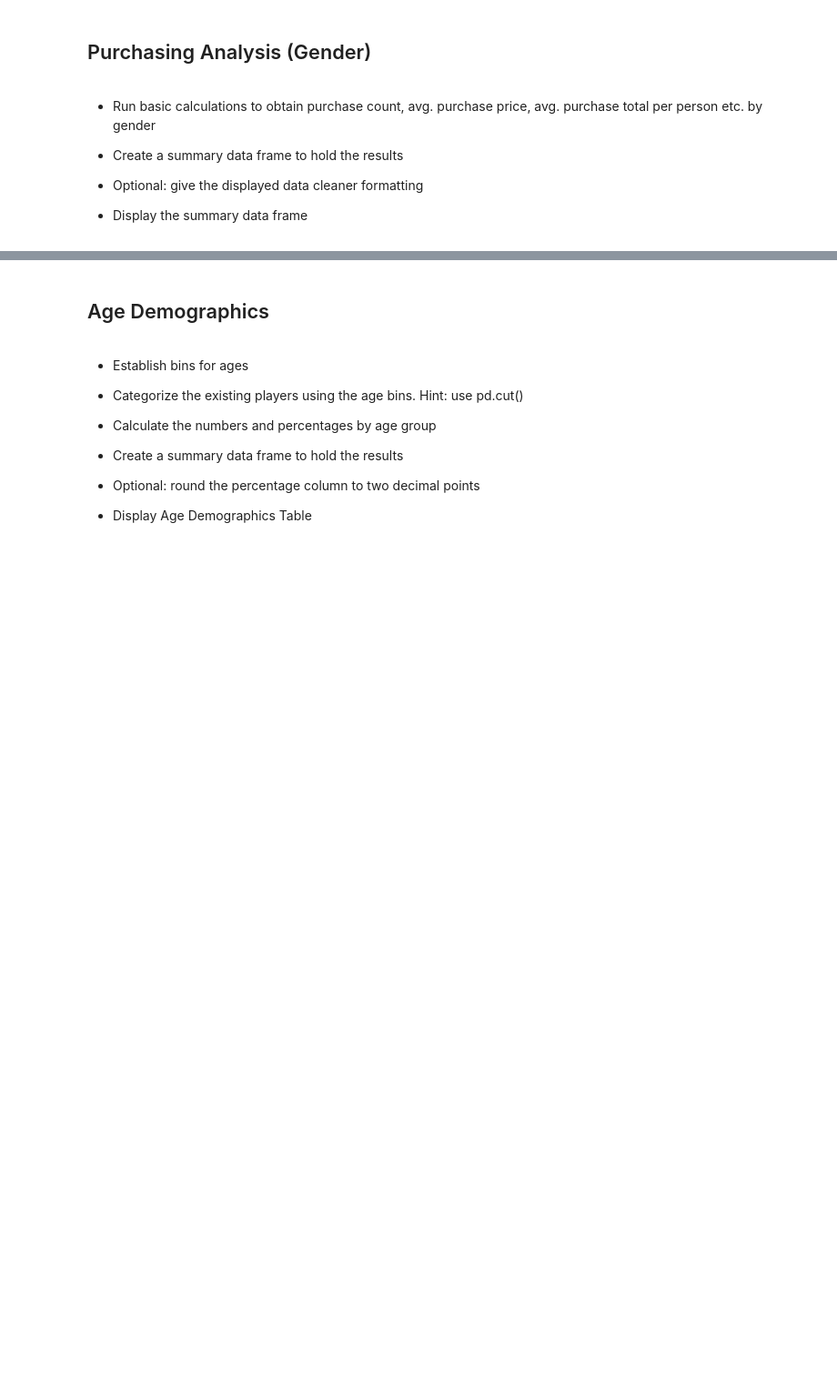
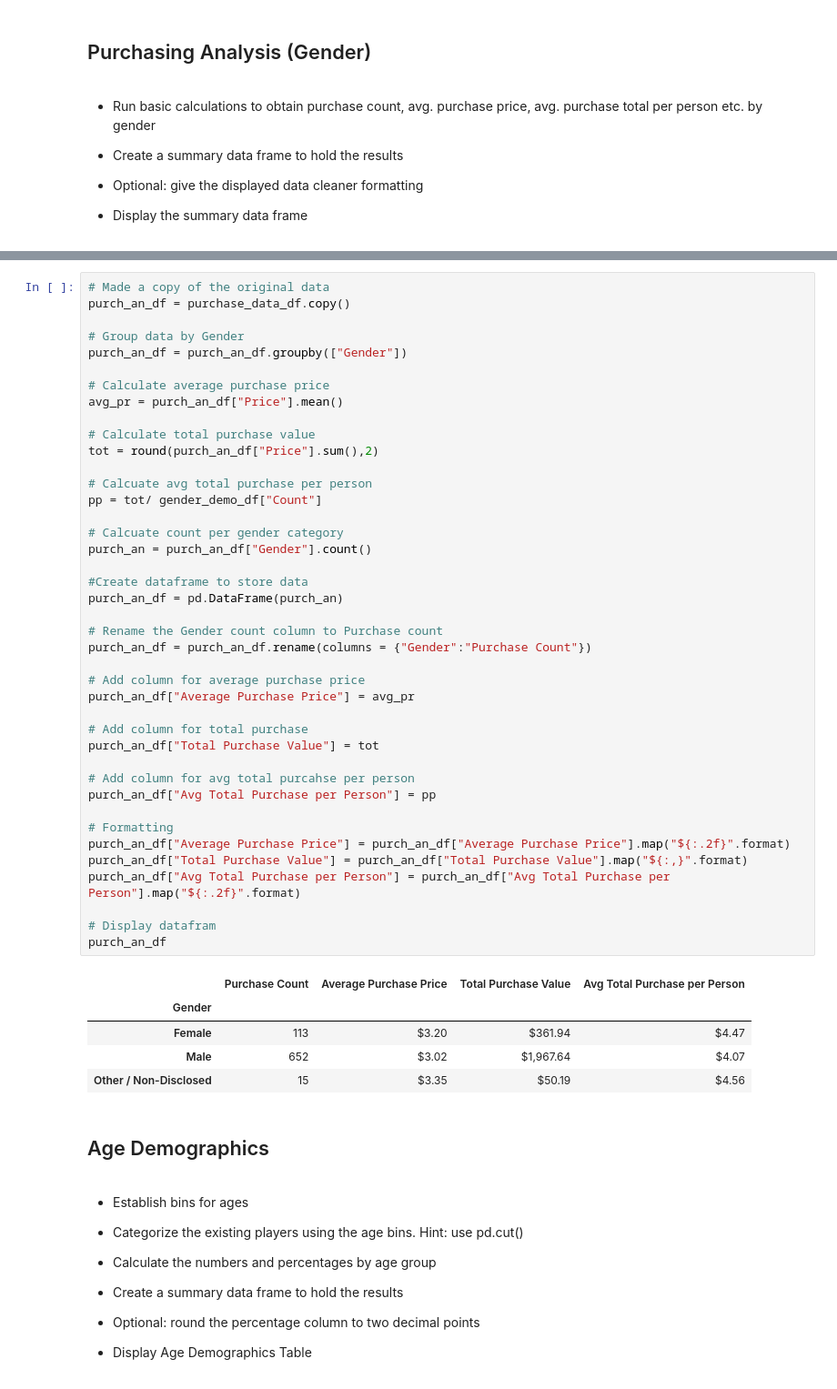
Before and after one commit to adriana-icasiano/pandas-challenge, a Jupyter notebook: HeroesOfPymoli/HeroesOfPymoli_starter.ipynb, the cells around one changed output, grey strips where cells are left out. Shown at 91% size. Cells and saved outputs as stored; diff of their text form; blank space fills up the shorter version.

```diff
--- a/HeroesOfPymoli/HeroesOfPymoli_starter.ipynb
+++ b/HeroesOfPymoli/HeroesOfPymoli_starter.ipynb
@@ -180,3 +148,50 @@ g_df
+# %%
+# Made a copy of the original data
+purch_an_df = purchase_data_df.copy()
+
+# Group data by Gender
+purch_an_df = purch_an_df.groupby(["Gender"])
+
+# Calculate average purchase price
+avg_pr = purch_an_df["Price"].mean()
+
+# Calculate total purchase value
+tot = round(purch_an_df["Price"].sum(),2)
+
+# Calcuate avg total purchase per person
+pp = tot/ gender_demo_df["Count"]
+
+# Calcuate count per gender category
+purch_an = purch_an_df["Gender"].count()
+
+#Create dataframe to store data
+purch_an_df = pd.DataFrame(purch_an)
+
+# Rename the Gender count column to Purchase count
+purch_an_df = purch_an_df.rename(columns = {"Gender":"Purchase Count"})
+
+# Add column for average purchase price
+purch_an_df["Average Purchase Price"] = avg_pr
+
+# Add column for total purchase
+purch_an_df["Total Purchase Value"] = tot
+
+# Add column for avg total purcahse per person
+purch_an_df["Avg Total Purchase per Person"] = pp
+
+# Formatting
+purch_an_df["Average Purchase Price"] = purch_an_df["Average Purchase Price"].map("${:.2f}".format)
+purch_an_df["Total Purchase Value"] = purch_an_df["Total Purchase Value"].map("${:,}".format)
+purch_an_df["Avg Total Purchase per Person"] = purch_an_df["Avg Total Purchase per Person"].map("${:.2f}".format)
+
+# Display datafram
+purch_an_df
+# %% [output]
+|  | Purchase Count | Average Purchase Price | Total Purchase Value | Avg Total Purchase per Person |
+| Gender |  |  |  |  |
+| Female | 113 | $3.20 | $361.94 | $4.47 |
+| Male | 652 | $3.02 | $1,967.64 | $4.07 |
+| Other / Non-Disclosed | 15 | $3.35 | $50.19 | $4.56 |
 # %% [markdown]
 ## Age Demographics
 # %% [markdown]
```
Also changed, not shown: parts of 10 cells of this notebook.
